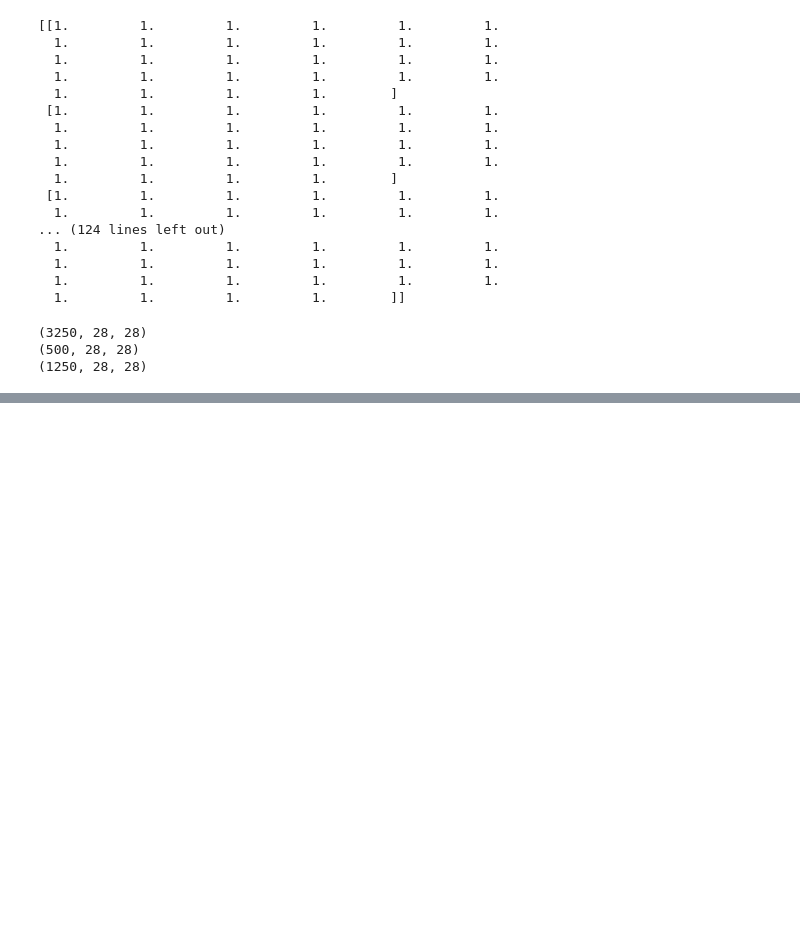
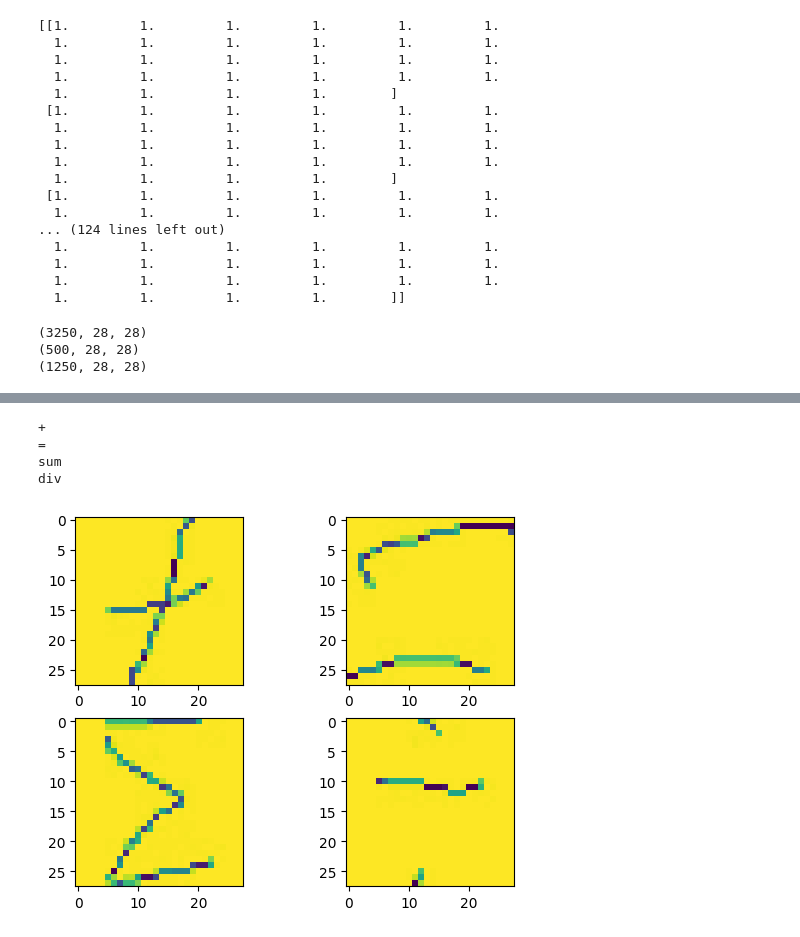
Before and after one commit to zuhairm2001/handwrittenMathSymbolsClassifier, a Jupyter notebook: ANNSolutionLBP.ipynb, the cells around one changed output, grey strips where cells are left out. Drawn from its saved outputs; the diff is of its cells as text; code cells hidden in the pictures; blank space fills up the shorter version.

```diff
--- a/ANNSolutionLBP.ipynb
+++ b/ANNSolutionLBP.ipynb
@@ -270,0 +231,22 @@ model.evaluate(X_test, Y_test)
+# %%
+## Display the classification results
+#Plot the image and the predicted labels
+fig = plt.figure()
+ax1 = fig.add_subplot(2,2,1)
+ax1.imshow(X_train[1])
+print(categories[Y_train[1]])
+ax2 = fig.add_subplot(2,2,2)
+ax2.imshow(X_train[2])
+print(categories[Y_train[2]])
+ax3 = fig.add_subplot(2,2,3)
+ax3.imshow(X_train[3])
+print(categories[Y_train[3]])
+ax4 = fig.add_subplot(2,2,4)
+ax4.imshow(X_train[4])
+print(categories[Y_train[4]])
+# %% [output]
++
+=
+sum
+div
+[figure, added]
```
Also changed, not shown: parts of 6 cells of this notebook, 5 other files.
